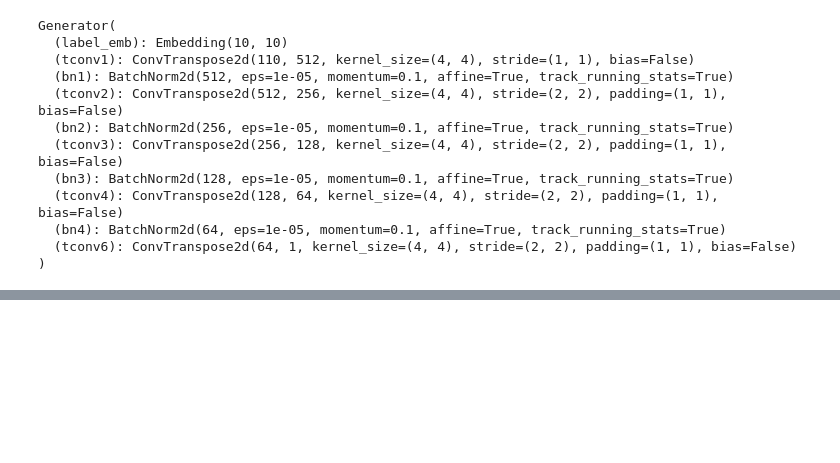
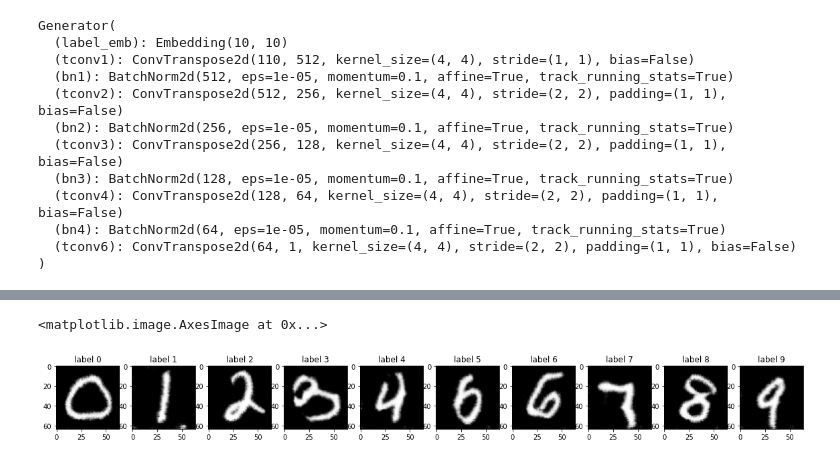
Before and after one commit to Mainakdeb/deceptive-digits, a Jupyter notebook: deceptive-digits.ipynb, the cells around one changed output, grey strips where cells are left out. Drawn from its saved outputs; the diff is of its cells as text; code cells hidden in the pictures; blank space fills up the shorter version.

```diff
--- a/deceptive-digits.ipynb
+++ b/deceptive-digits.ipynb
@@ -342,0 +360,26 @@ plt.show()
+# %%
+fig, axes = plt.subplots(1,10, figsize = (20,8))
+
+axes[0].set_title('label 0')
+axes[0].imshow(generate_digit_from_label(0), cmap="gray")
+axes[1].set_title('label 1')
+axes[1].imshow(generate_digit_from_label(1), cmap="gray")
+axes[2].set_title('label 2')
+axes[2].imshow(generate_digit_from_label(2), cmap="gray")
+axes[3].set_title('label 3')
+axes[3].imshow(generate_digit_from_label(3), cmap="gray")
+axes[4].set_title('label 4')
+axes[4].imshow(generate_digit_from_label(4), cmap="gray")
+axes[5].set_title('label 5')
+axes[5].imshow(generate_digit_from_label(5), cmap="gray")
+axes[6].set_title('label 6')
+axes[6].imshow(generate_digit_from_label(6), cmap="gray")
+axes[7].set_title('label 7')
+axes[7].imshow(generate_digit_from_label(7), cmap="gray")
+axes[8].set_title('label 8')
+axes[8].imshow(generate_digit_from_label(8), cmap="gray")
+axes[9].set_title('label 9')
+axes[9].imshow(generate_digit_from_label(9), cmap="gray")
+# %% [output]
+<matplotlib.image.AxesImage at 0x...>
+[figure, added]
```
Also changed, not shown: parts of 3 cells of this notebook.
